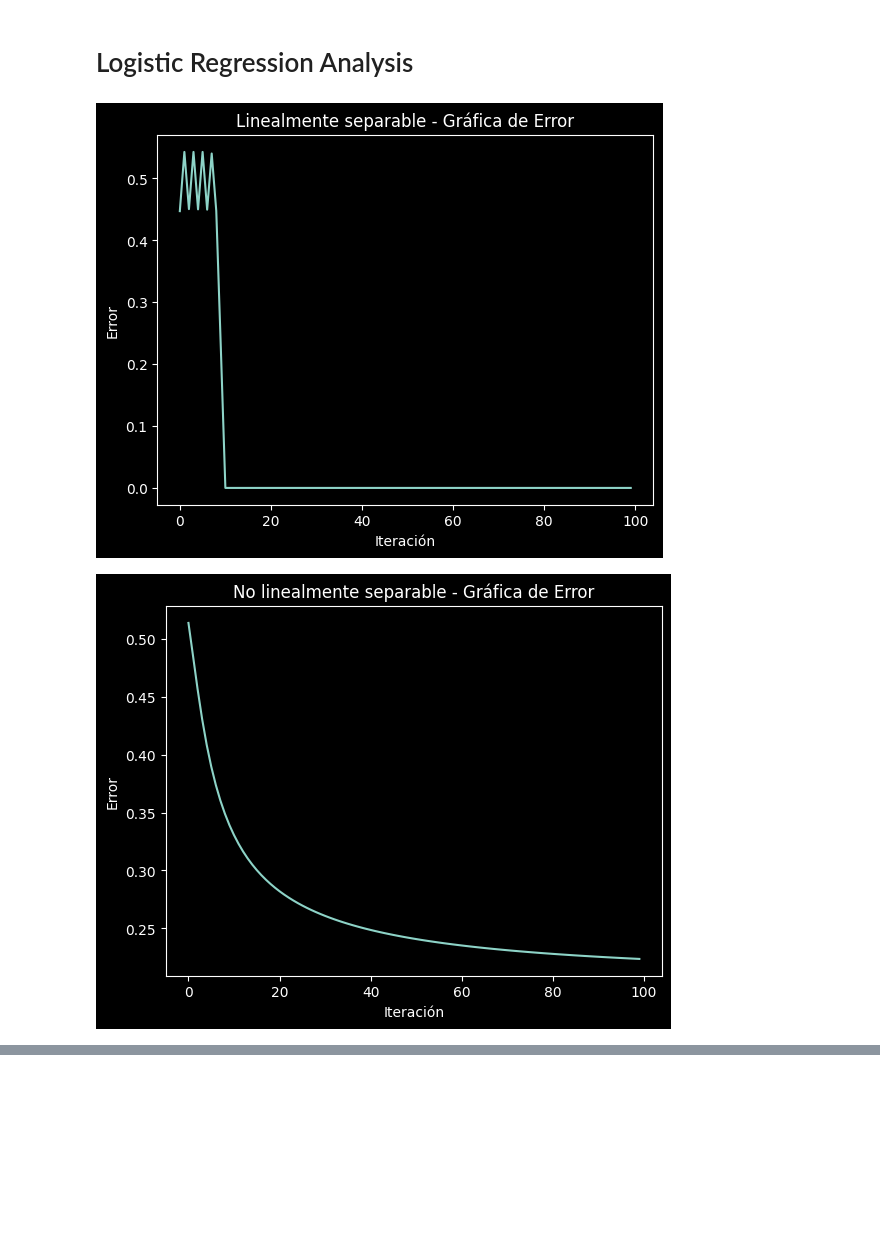
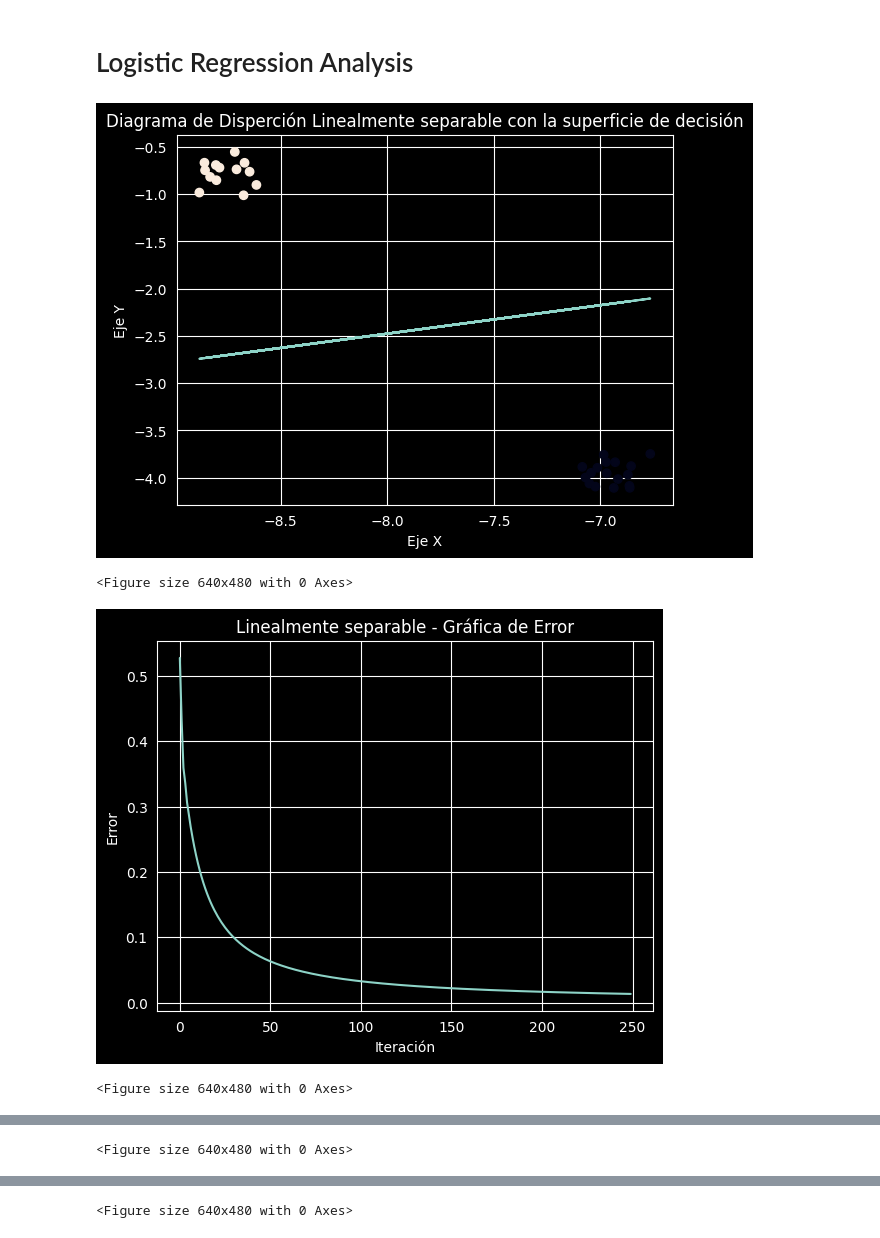
Before and after one commit to Luco1421/TP1-IA, a Jupyter notebook: TP2/TP2.ipynb, the cells around one changed output, grey strips where cells are left out. Cells and saved outputs as stored; diff of their text form; code cells hidden in the pictures; blank space fills up the shorter version.

```diff
--- a/TP2/TP2.ipynb
+++ b/TP2/TP2.ipynb
@@ -164,15 +184,16 @@ class LogisticRegression:
         return (t - self.forward(X, w)).abs().mean()
 
     def accuracy(self, X : torch.Tensor, w : torch.Tensor, t : torch.Tensor):
-        return (self.forward(X, w) == t).float().mean()
+        return (self.forward(X, w).round() == t).float().mean()
 
-    def train(self, X : torch.Tensor, w : torch.Tensor, t : torch.Tensor, iterations : int, alpha : float):
+    def train(self, X : torch.Tensor, w : torch.Tensor, t : torch.Tensor, iterations : int, alpha : float, epsilon: float):
         history_error = []
         for i in range(iterations):
             history_error.append(self.medium_absolute_error(X, w, t).item())
             delta = self.gradient(X, w, t)
             w = w + alpha * delta
-
+            if i > 100 and delta.norm() < epsilon:
+                break
         return w, history_error
 # %% [markdown]
 # Unit tests: Forward
@@ -237,3 +258,32 @@ class DatasetGenerator:
 # %% [markdown]
 # Logistic Regression Analysis
+# %%
+class TrainRegression:
+    def __init__(self):
+        self.model = LogisticRegression()
+        self.w = None
+
+    @staticmethod
+    def transformData(data):
+        return torch.cat((torch.ones(data.shape[0], 1), data), dim=1)
+
+    def train(self, training_data: list[torch.Tensor], iterations : int = 250, epsilon : float = 0, alpha : float = 0.1):
+        data, labels = training_data
+        data = self.transformData(data)
+        dim = data.shape[1]
+        self.w = torch.rand(dim).view(-1, 1)
+        self.w, history_error = self.model.train(data, self.w , labels.view(-1, 1), iterations, alpha, epsilon)
+        return self.w, history_error
+
+    def medium_absolute_error(self, test_data: list[torch.Tensor]):
+        data, labels = test_data
+        return self.model.medium_absolute_error(self.transformData(data), self.w, labels.view(-1, 1))
+
+    def accuracy(self, test_data: list[torch.Tensor]):
+        data, labels = test_data
+        return self.model.accuracy(self.transformData(data), self.w, labels.view(-1, 1))
+
+    def make_line(self, m):
+        y_line = -(self.w[0] + self.w[1] * m[:,0]) / self.w[2]
+        return y_line
 # %%
@@ -337,8 +365,10 @@ class LogisticRegressionAnalysis:
         compare_table.generate_latex(False, counter.get())
         counter.increment()
 # %%
-logistic_regression_analysis = LogisticRegressionAnalysis()
-logistic_regression_analysis.run(777)
+analysis = Analysis()
+analysis.run(777)
 # %% [output]
-[figure, old version]
+[figure, new version]
+<Figure size 640x480 with 0 Axes>
-[figure, old version]
+[figure, new version]
+<Figure size 640x480 with 0 Axes>
@@ -345,0 +376 @@ logistic_regression_analysis.run(777)
+<Figure size 640x480 with 0 Axes>
@@ -364 +395,2 @@ logistic_regression_analysis.run(777)
+<Figure size 640x480 with 0 Axes>
 # %%
```
Also changed, not shown: parts of 21 cells of this notebook, 11 other files.
